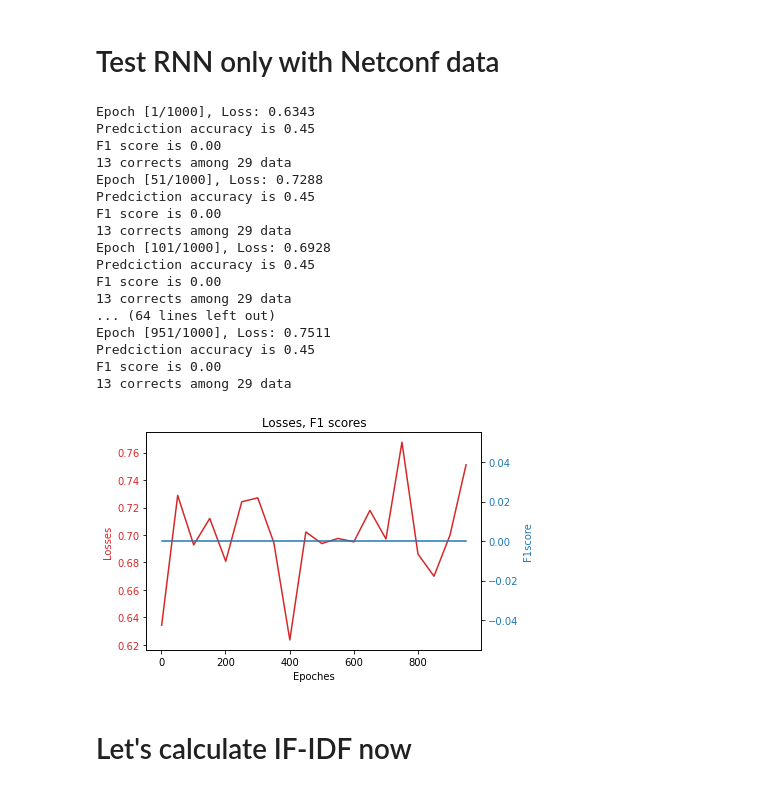
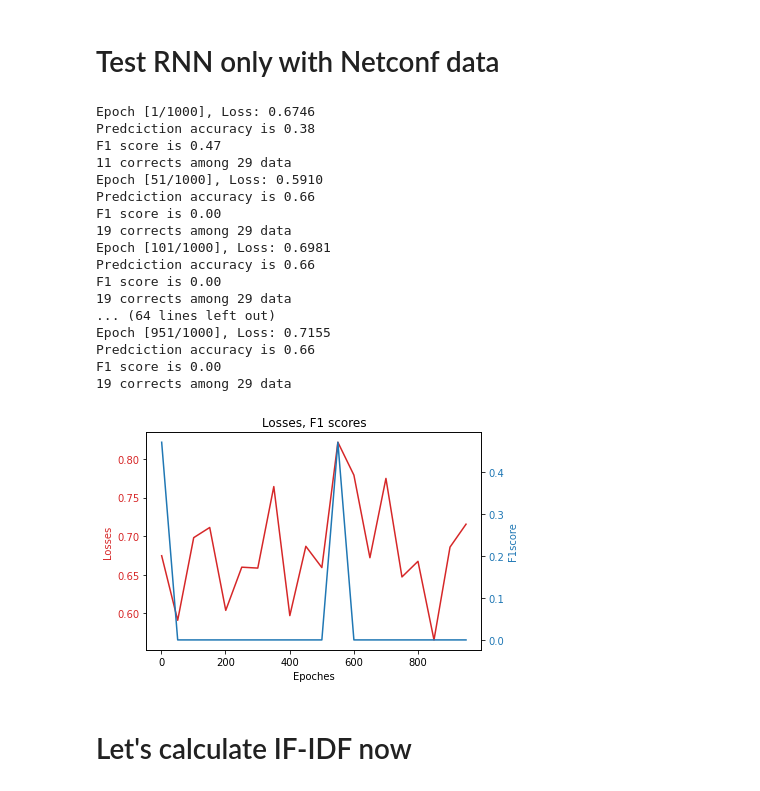
Before and after one commit to obiwan96/LogEventParsing, a Jupyter notebook: ncclient_parsing.ipynb, the cells around one changed output. Cells and saved outputs as stored; diff of their text form; code cells hidden in the pictures.

```diff
--- a/ncclient_parsing.ipynb
+++ b/ncclient_parsing.ipynb
@@ -136,26 +137,26 @@ len(data)
 # %% [markdown]
 # Test RNN only with Netconf data
 # %%
-AD(data,freq='4H',lr=0.01)
+AD(data,freq='4H',lr=0.01, use_simple=False)
 # %% [output]
-Epoch [1/1000], Loss: 0.6343
-Predciction accuracy is 0.45
+Epoch [1/1000], Loss: 0.6746
+Predciction accuracy is 0.38
+F1 score is 0.47
+11 corrects among 29 data
+Epoch [51/1000], Loss: 0.5910
+Predciction accuracy is 0.66
 F1 score is 0.00
-13 corrects among 29 data
-Epoch [51/1000], Loss: 0.7288
-Predciction accuracy is 0.45
+19 corrects among 29 data
+Epoch [101/1000], Loss: 0.6981
+Predciction accuracy is 0.66
 F1 score is 0.00
-13 corrects among 29 data
-Epoch [101/1000], Loss: 0.6928
-Predciction accuracy is 0.45
+19 corrects among 29 data
+... (64 lines left out)
+Epoch [951/1000], Loss: 0.7155
+Predciction accuracy is 0.66
 F1 score is 0.00
-13 corrects among 29 data
-... (64 lines left out)
-Epoch [951/1000], Loss: 0.7511
-Predciction accuracy is 0.45
-F1 score is 0.00
-13 corrects among 29 data
+19 corrects among 29 data
-[figure, old version]
+[figure, new version]
 # %% [markdown]
 # Let's calculate IF-IDF now
 # %%
```
Also changed, not shown: parts of 10 cells of this notebook, 4 other files.
